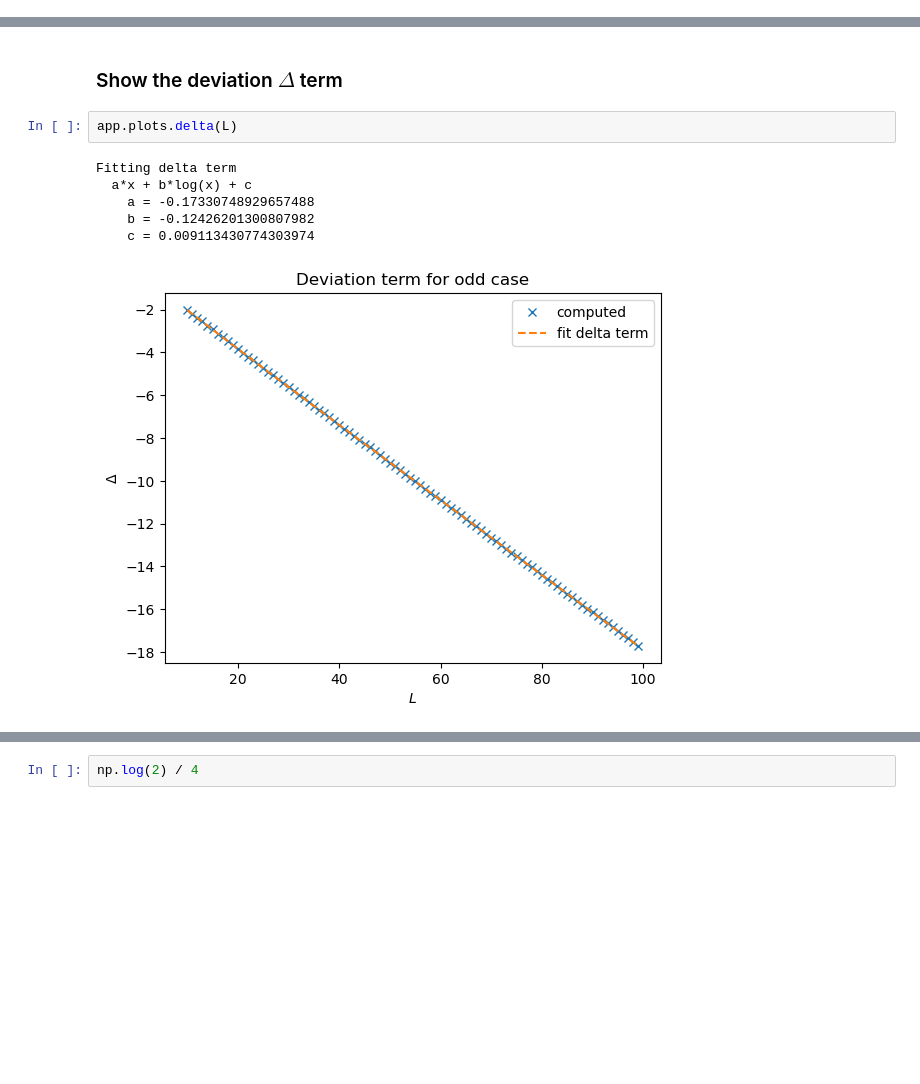
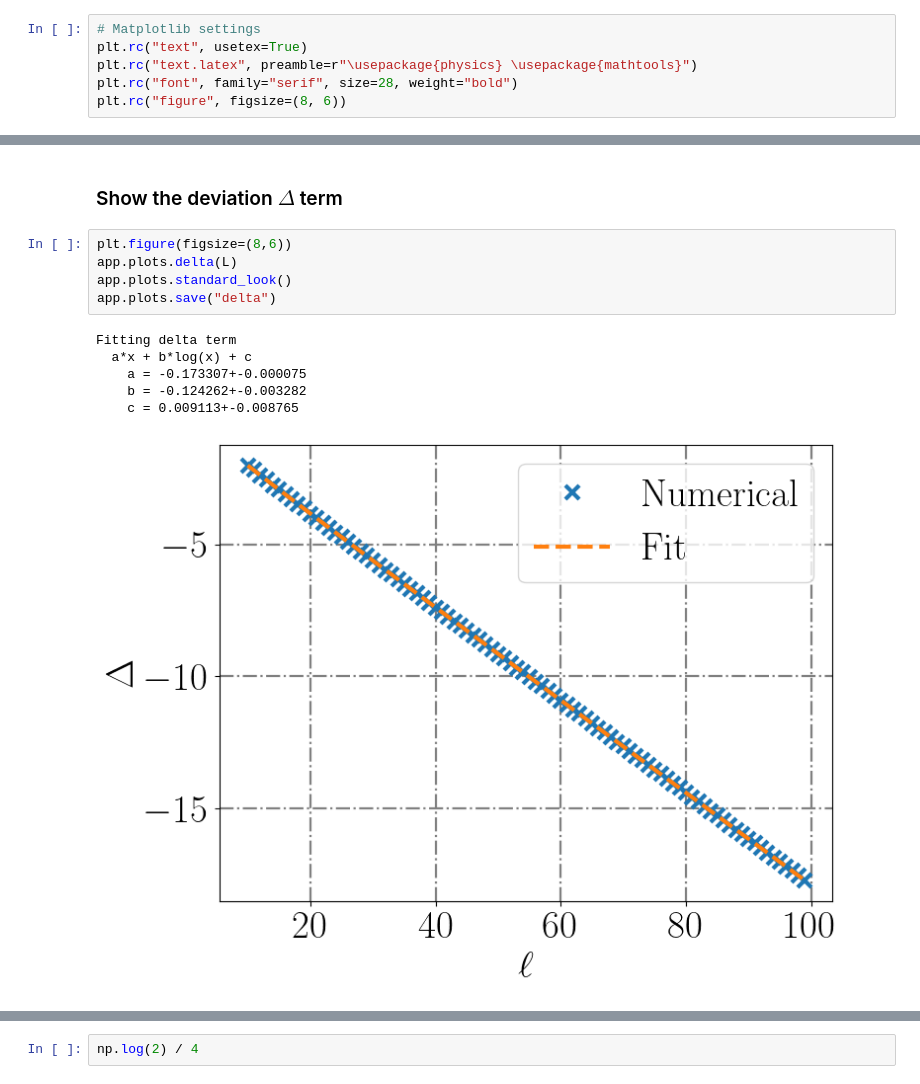
Before and after one commit to cobos99/LogCorrections, a Jupyter notebook: sunny/series_approx.ipynb, the cells around one changed output, grey strips where cells are left out. Cells and saved outputs as stored; diff of their text form; blank space fills up the shorter version.

```diff
--- a/sunny/series_approx.ipynb
+++ b/sunny/series_approx.ipynb
@@ -167,6 +167,12 @@ import numpy as np
 import matplotlib.pyplot as plt
 
 import approx as app
+# %%
+# Matplotlib settings
+plt.rc("text", usetex=True)
+plt.rc("text.latex", preamble=r"\usepackage{physics} \usepackage{mathtools}")
+plt.rc("font", family="serif", size=28, weight="bold")
+plt.rc("figure", figsize=(8, 6))
 # %% [markdown]
 System sizes
 # %%
@@ -245,14 +319,17 @@ Fitting phi diff
 # %% [markdown]
 ### Show the deviation $\Delta$ term
 # %%
+plt.figure(figsize=(8,6))
 app.plots.delta(L)
+app.plots.standard_look()
+app.plots.save("delta")
 # %% [output]
 Fitting delta term
   a*x + b*log(x) + c
-    a = -0.17330748929657488
-    b = -0.12426201300807982
-    c = 0.009113430774303974
+    a = -0.173307+-0.000075
+    b = -0.124262+-0.003282
+    c = 0.009113+-0.008765
-[figure, old version]
+[figure, new version]
 # %%
 app.plots.norm(L)
 # %% [output]
```
Also changed, not shown: parts of 17 cells of this notebook, 29 other files.
